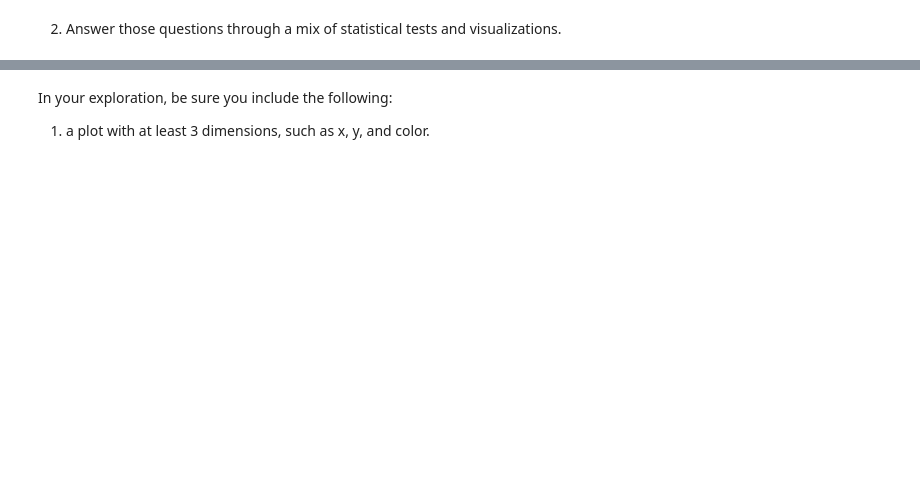
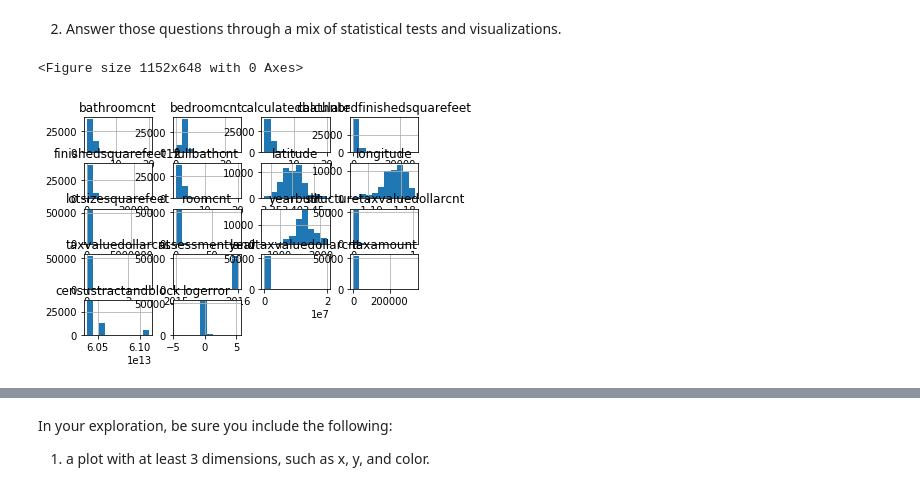
Before and after one commit to Brandon-Martinez27/clustering-exercises, a Jupyter notebook: explore_zillow.ipynb, the cells around one changed output, grey strips where cells are left out. Saved outputs shown, nothing was run; the diff lists cells and outputs as text; code cells hidden in the pictures; blank space fills up the shorter version.

```diff
--- a/explore_zillow.ipynb
+++ b/explore_zillow.ipynb
@@ -81,2 +53,10 @@ df.head()
 # %% [markdown]
 2. Answer those questions through a mix of statistical tests and visualizations.
+# %%
+# What is the distrinution of each variable?
+plt.figure(figsize=(16,9))
+df.drop(columns=cols_to_drop).hist()
+plt.tight_layout()
+# %% [output]
+<Figure size 1152x648 with 0 Axes>
+[figure, added]
```
Also changed, not shown: parts of 25 cells of this notebook.
